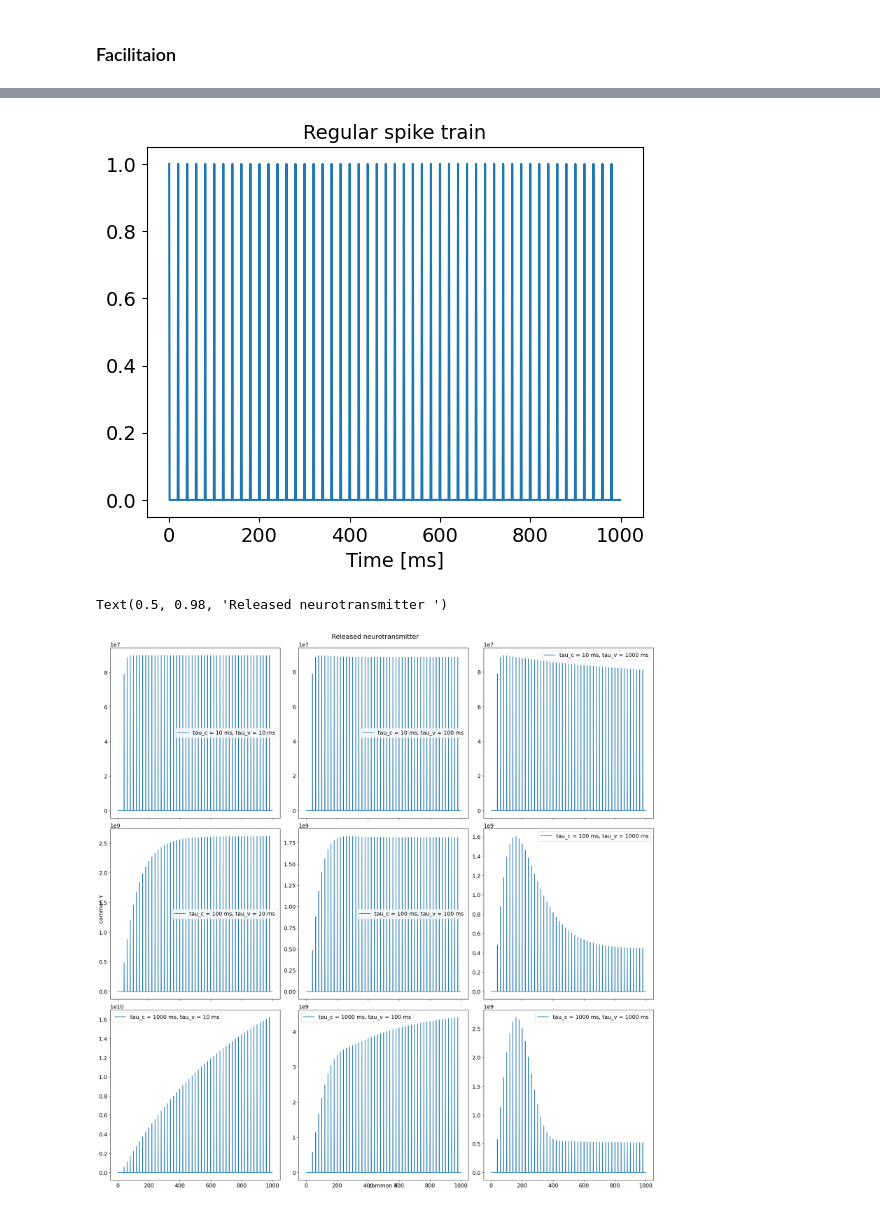
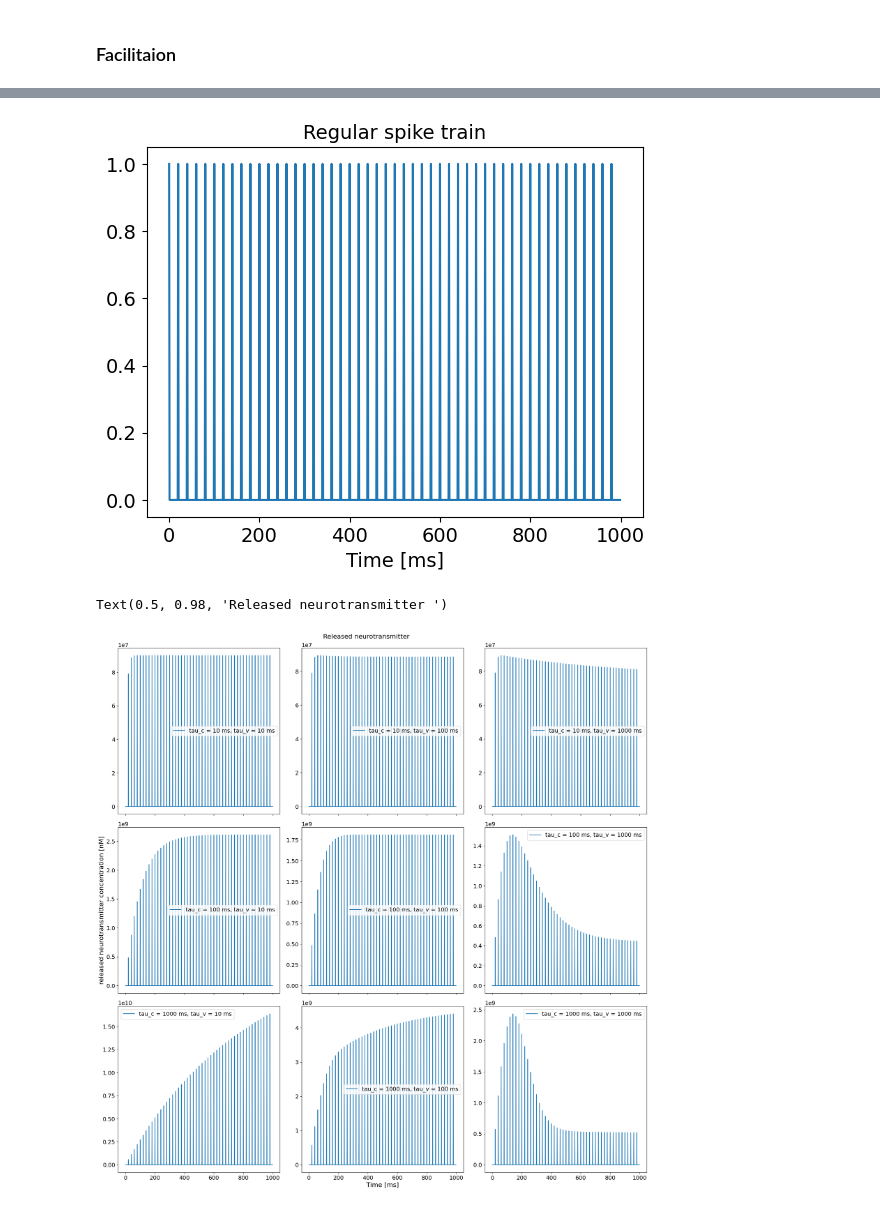
Before and after one commit to Erfan7bt/neurotransmitter_release_modelling, a Jupyter notebook: vesicle.ipynb, the cells around one changed output, grey strips where cells are left out. Saved outputs shown, nothing was run; the diff lists cells and outputs as text; code cells hidden in the pictures.

```diff
--- a/vesicle.ipynb
+++ b/vesicle.ipynb
@@ -135,32 +166,39 @@ plt.show()
 # %%
+t_sim= 1
+dt = 0.001
+v_0 = 130
+
 spike = regular_spikes(t_sim, dt, 50)
+
 plt.plot(spike)
 plt.title('Regular spike train')
 plt.xlabel('Time [ms]')
 plt.show()
 alpha=5e3
-release_delay = 20*dt
+release_delay = 0
+
 taus  = [10, 100, 1000]
-fig, ax = plt.subplots(len(taus),len(taus), figsize=(20,20), layout='constrained', sharex=True, sharey=False)
+fig, ax = plt.subplots(len(taus), len(taus), figsize=(20,20), layout="tight", sharex=True, sharey=False)
 for i in range(len(taus)):
     for j in range(len(taus)):
         tau_c = taus[i] *dt
         R1 = 9e5 * tau_c
-        tau_v = taus[j]*dt
+
+        tau_v = taus[j] *dt
         R2=5e-6* tau_v #rate of vesicle release
+
         calcium = calcium_concentration(spike, tau_c, t_sim, dt, R1)
         vesicle, release = vesicle_fusion(tau_v, t_sim, dt, v_0, release_delay, R2,alpha, calcium, spike)
+
         ax[i,j].plot(release, label=f'tau_c = {int(tau_c/dt)} ms, tau_v = {int(tau_v/dt)} ms')
-
         ax[i,j].legend()
 fig.add_subplot(111, frameon=False)
-# hide tick and tick label of the big axis
 plt.tick_params(labelcolor='none', which='both', top=False, bottom=False, left=False, right=False)
-plt.xlabel("common X")
-plt.ylabel("common Y")
+plt.xlabel("Time [ms]", size=16)
+plt.ylabel("released neurotransmitter concentration [nM]", size = 16)
 plt.savefig('vesicle_release.png')
-fig.suptitle('Released neurotransmitter ')
+fig.suptitle('Released neurotransmitter ', fontsize=16)
 # %% [output]
 [figure]
 Text(0.5, 0.98, 'Released neurotransmitter ')
-[figure, old version]
+[figure, new version]
```
Also changed, not shown: parts of 5 cells of this notebook, 3 other files.
